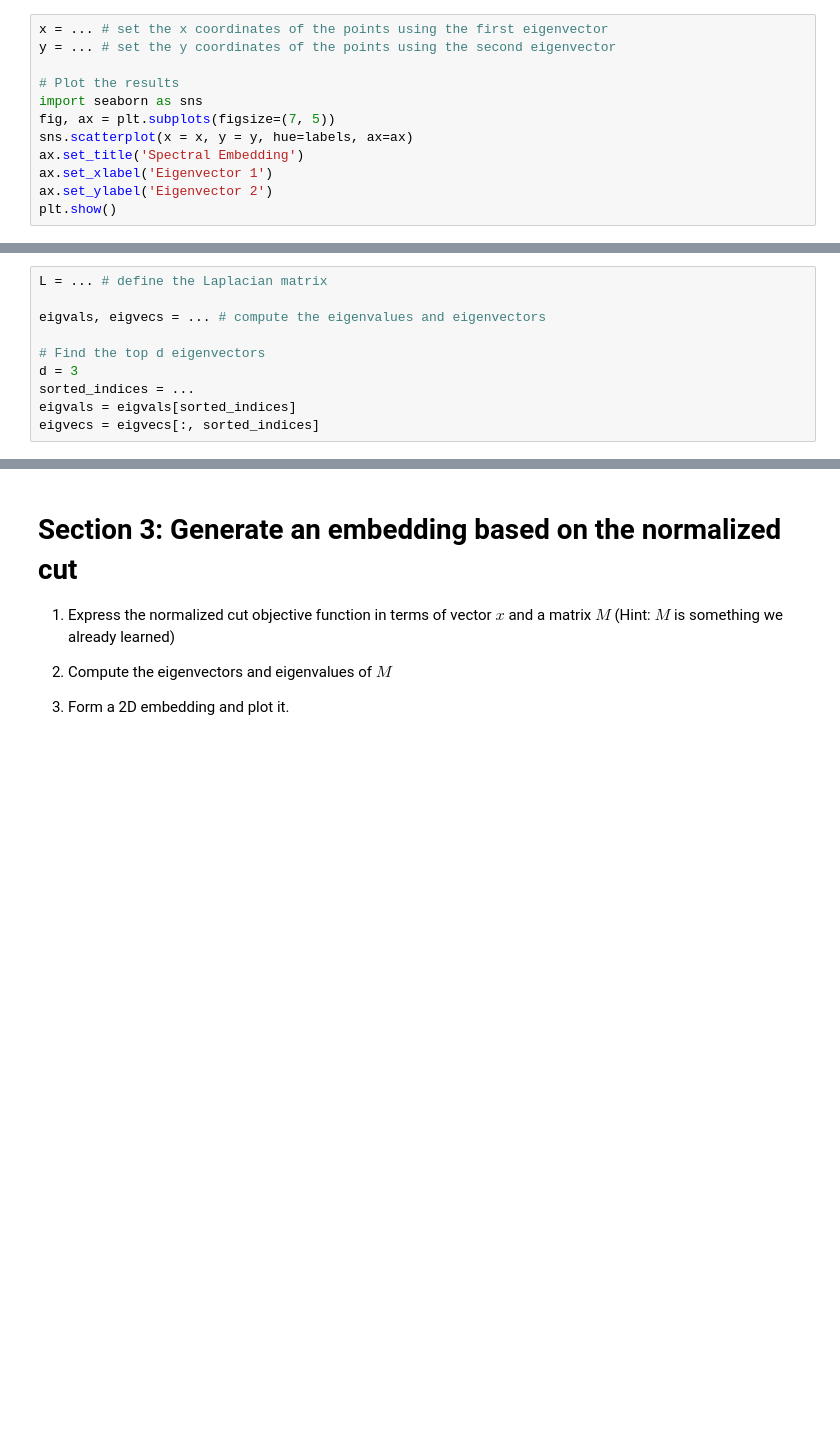
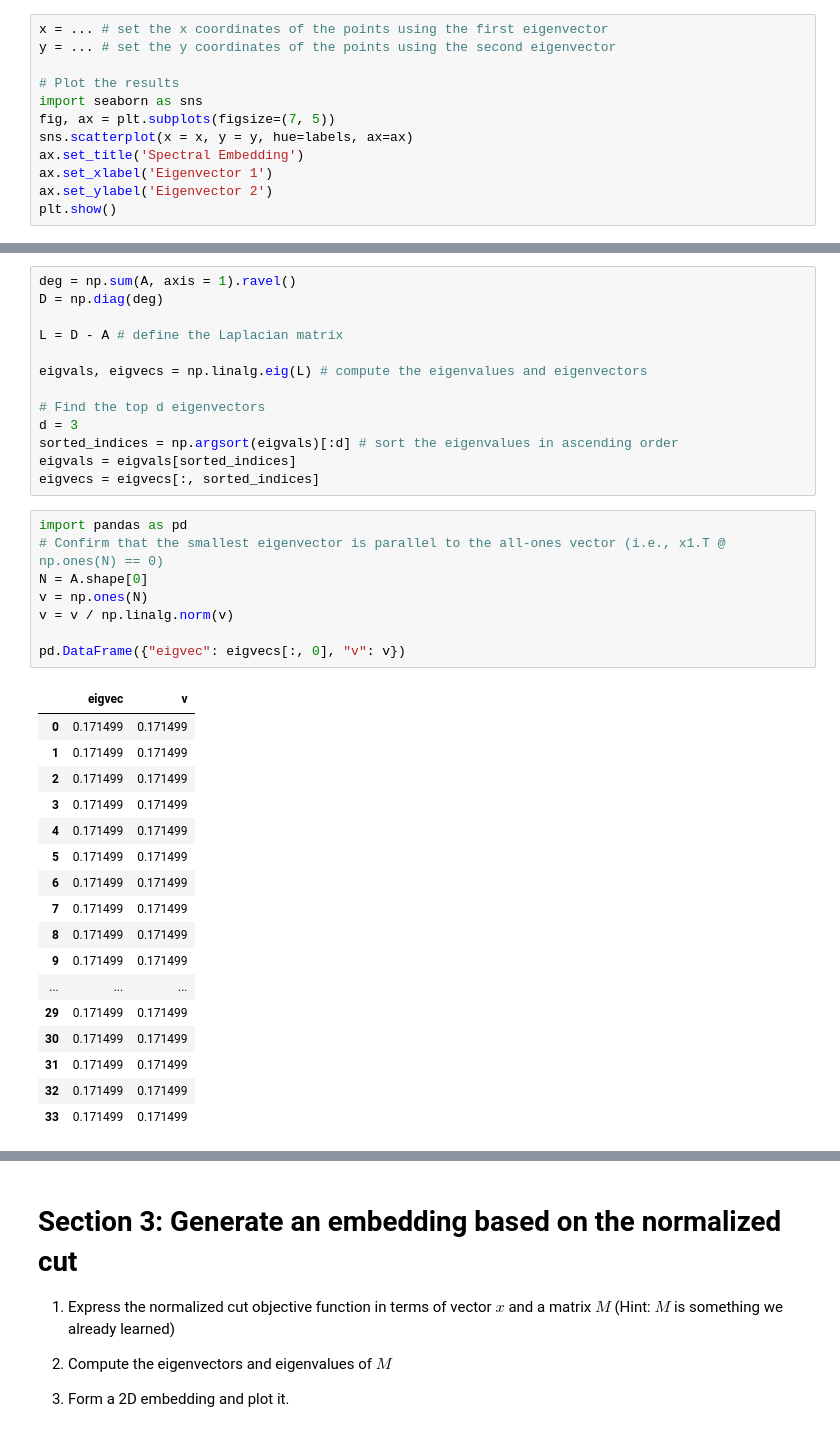
Before and after one commit to skojaku/adv-net-sci, a Jupyter notebook: notebooks/exercise-m08-embedding.ipynb, the cells around one changed output, grey strips where cells are left out. Drawn from its saved outputs; the diff is of its cells as text; blank space fills up the shorter version.

```diff
--- a/notebooks/exercise-m08-embedding.ipynb
+++ b/notebooks/exercise-m08-embedding.ipynb
@@ -86,13 +101,42 @@ $$
 
 5. Form a 2D embedding using the second and third smallest eigenvectors and plot it.
 # %%
-L = ... # define the Laplacian matrix
+deg = np.sum(A, axis = 1).ravel()
+D = np.diag(deg)
 
-eigvals, eigvecs = ... # compute the eigenvalues and eigenvectors
+L = D - A # define the Laplacian matrix
+
+eigvals, eigvecs = np.linalg.eig(L) # compute the eigenvalues and eigenvectors
 
 # Find the top d eigenvectors
 d = 3
-sorted_indices = ...
+sorted_indices = np.argsort(eigvals)[:d] # sort the eigenvalues in ascending order
 eigvals = eigvals[sorted_indices]
 eigvecs = eigvecs[:, sorted_indices]
+# %%
+import pandas as pd
+# Confirm that the smallest eigenvector is parallel to the all-ones vector (i.e., x1.T @ np.ones(N) == 0)
+N = A.shape[0]
+v = np.ones(N)
+v = v / np.linalg.norm(v)
+
+pd.DataFrame({"eigvec": eigvecs[:, 0], "v": v})
+# %% [output]
+|  | eigvec | v |
+| 0 | 0.171499 | 0.171499 |
+| 1 | 0.171499 | 0.171499 |
+| 2 | 0.171499 | 0.171499 |
+| 3 | 0.171499 | 0.171499 |
+| 4 | 0.171499 | 0.171499 |
+| 5 | 0.171499 | 0.171499 |
+| 6 | 0.171499 | 0.171499 |
+| 7 | 0.171499 | 0.171499 |
+| 8 | 0.171499 | 0.171499 |
+| 9 | 0.171499 | 0.171499 |
+| ... | ... | ... |
+| 29 | 0.171499 | 0.171499 |
+| 30 | 0.171499 | 0.171499 |
+| 31 | 0.171499 | 0.171499 |
+| 32 | 0.171499 | 0.171499 |
+| 33 | 0.171499 | 0.171499 |
 # %%
```
Also changed, not shown: parts of 7 cells of this notebook, 16 other files.
